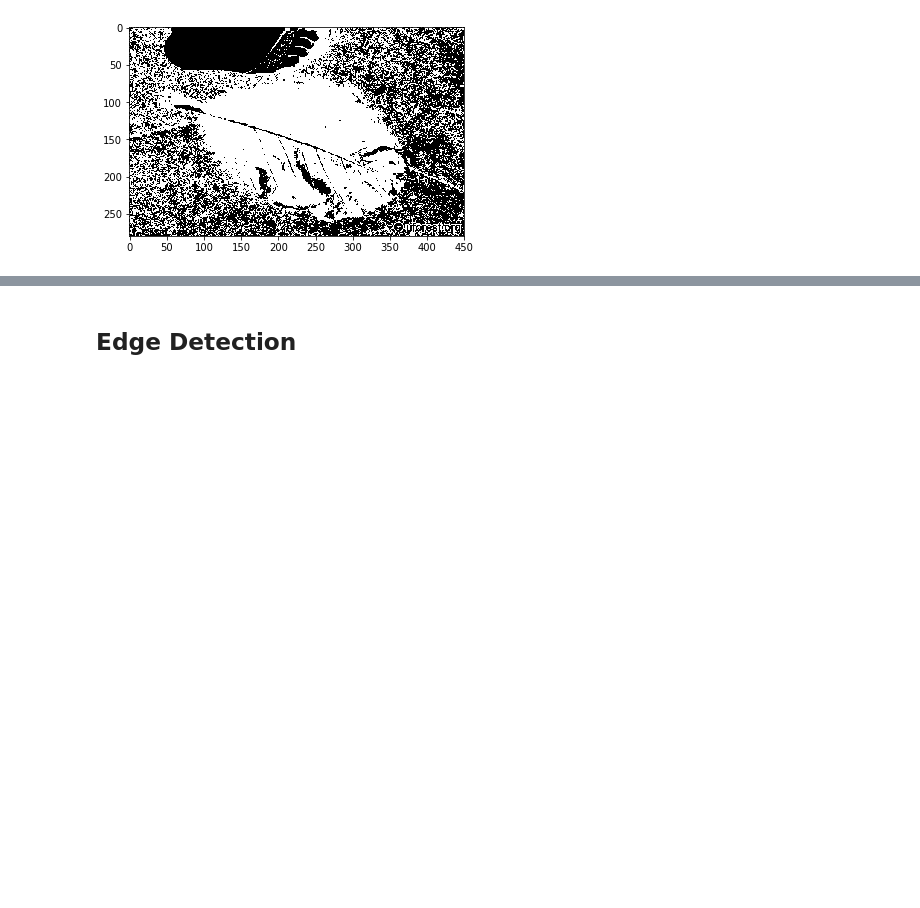
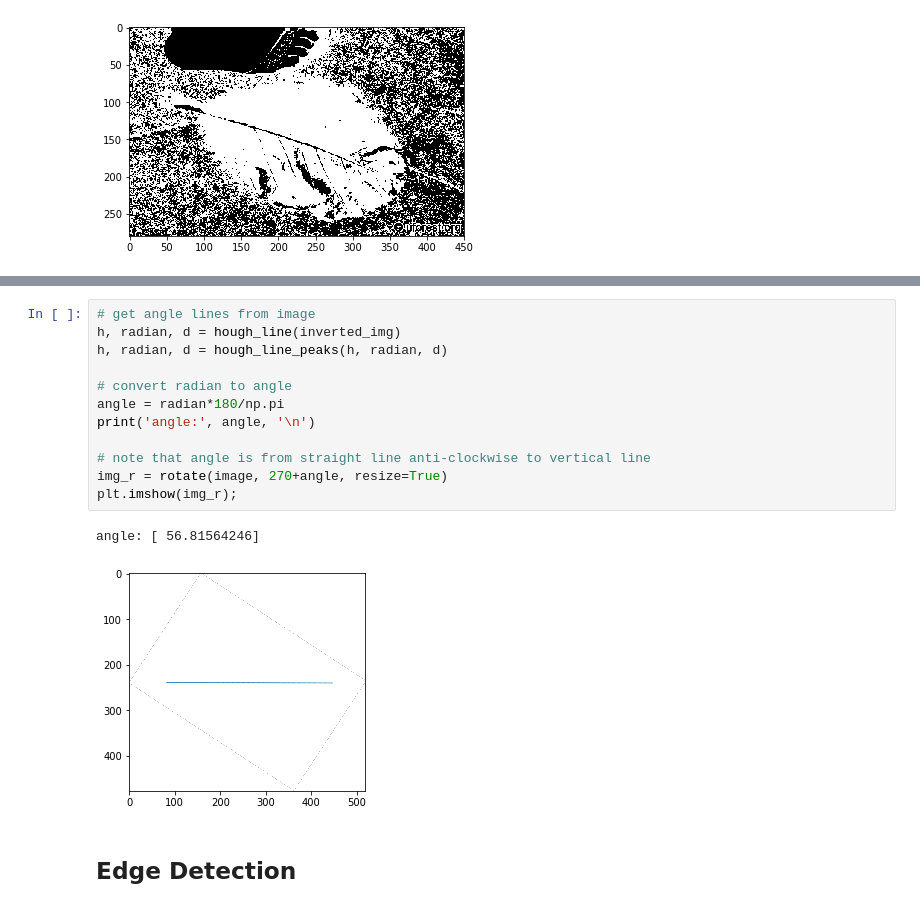
Before and after one commit to mapattacker/cheatsheets, a Jupyter notebook: python/skimage-tutorial.ipynb, the cells around one changed output, grey strips where cells are left out. Saved outputs shown, nothing was run; the diff lists cells and outputs as text; blank space fills up the shorter version.

```diff
--- a/python/skimage-tutorial.ipynb
+++ b/python/skimage-tutorial.ipynb
@@ -145,3 +172,18 @@ plt.imshow(binary_img, cmap='gray')
+# %%
+# get angle lines from image
+h, radian, d = hough_line(inverted_img)
+h, radian, d = hough_line_peaks(h, radian, d)
+
+# convert radian to angle
+angle = radian*180/np.pi
+print('angle:', angle, '\n')
+
+# note that angle is from straight line anti-clockwise to vertical line
+img_r = rotate(image, 270+angle, resize=True)
+plt.imshow(img_r);
+# %% [output]
+angle: [ 56.81564246]
+[figure, added]
 # %% [markdown]
 ## Edge Detection
 # %%
```
Also changed, not shown: parts of 5 cells of this notebook, 2 other files.
